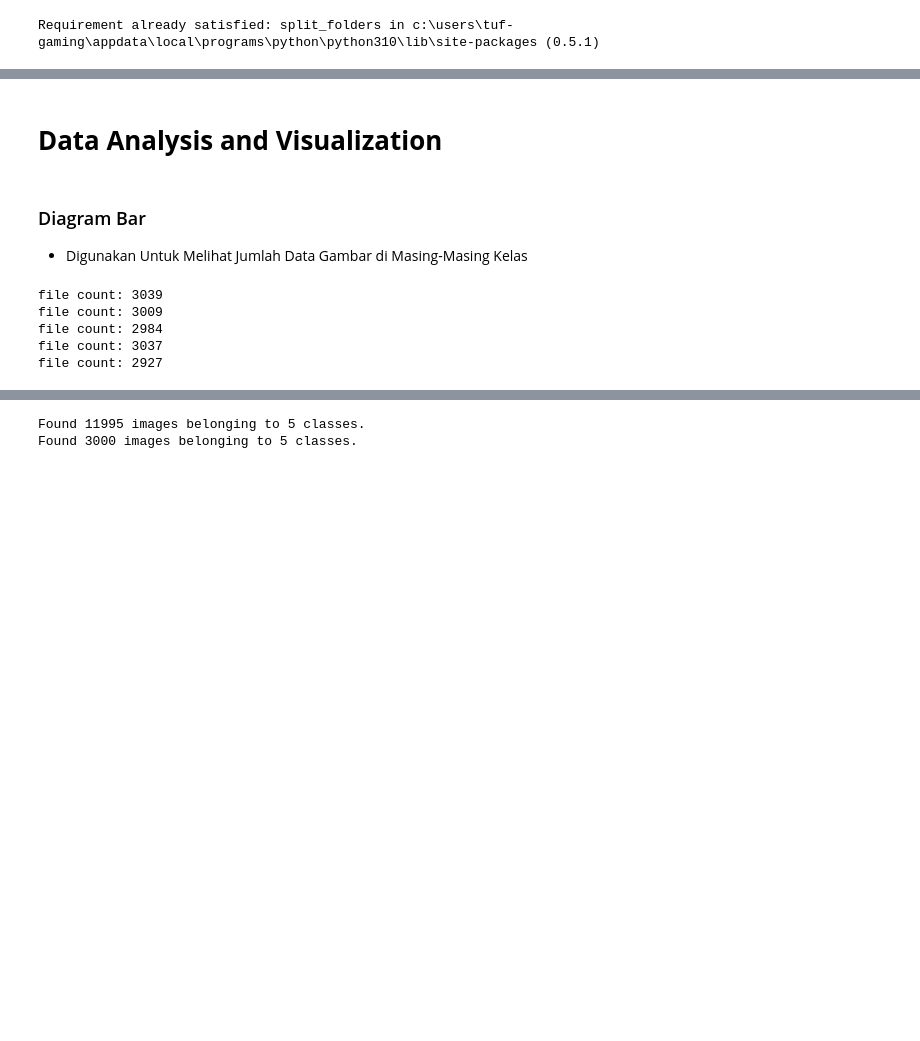
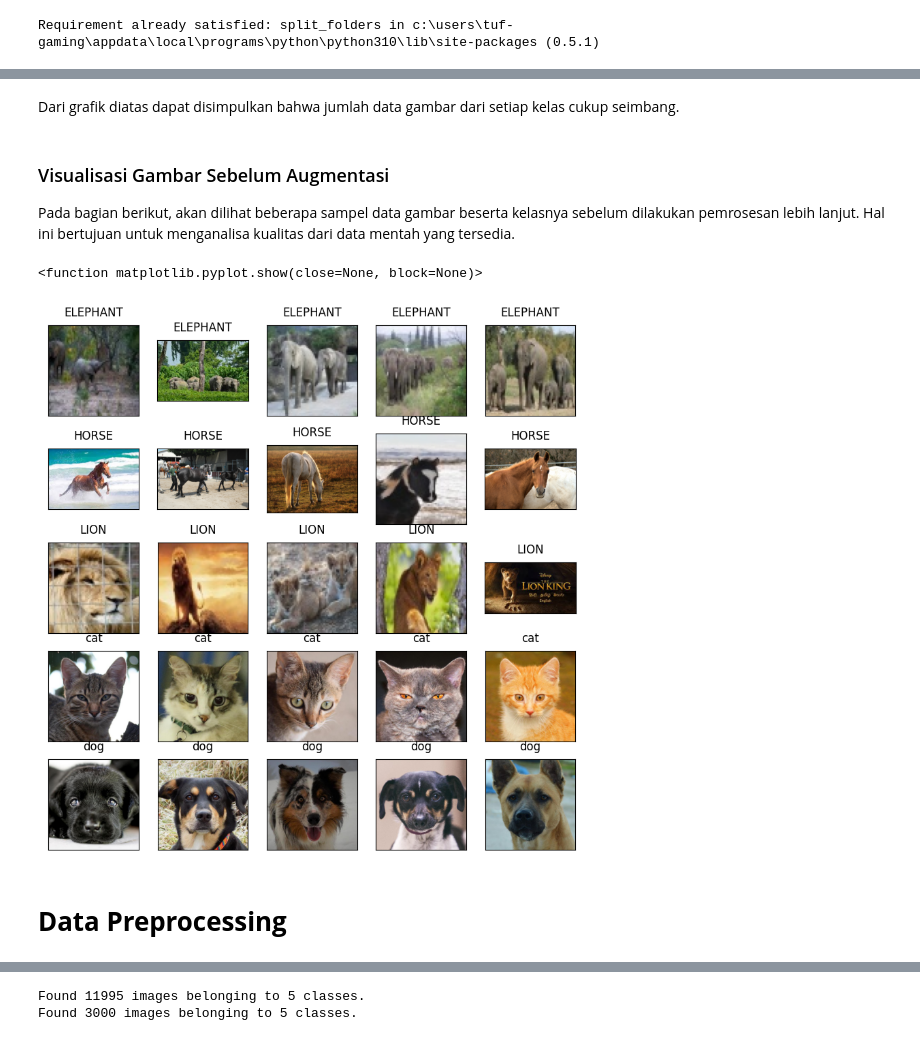
Before and after one commit to anantaYSR/Kelompok1-A1_PA-KB-, a Jupyter notebook: Kelompok1_A1.ipynb, the cells around one changed output, grey strips where cells are left out. Saved outputs shown, nothing was run; the diff lists cells and outputs as text; code cells hidden in the pictures; blank space fills up the shorter version.

```diff
--- a/Kelompok1_A1.ipynb
+++ b/Kelompok1_A1.ipynb
@@ -53,51 +112,31 @@ Digunakan untuk :
+# %% [markdown]
+Dari grafik diatas dapat disimpulkan bahwa jumlah data gambar dari setiap kelas cukup seimbang.
+# %% [markdown]
+### Visualisasi Gambar Sebelum Augmentasi
+Pada bagian berikut, akan dilihat beberapa sampel data gambar beserta kelasnya sebelum dilakukan pemrosesan lebih lanjut. Hal ini bertujuan untuk menganalisa kualitas dari data mentah yang tersedia.
+# %%
+fig, ax = plt.subplots(5, 5, figsize=(10,10))
+animals_sorted = sorted(list_animals)
+animals_id = 0
+for i in range(5):
+  for j in range(5):
+    try:
+      animals_selected = animals_sorted[animals_id]
+    except:
+      break
+    if animals_selected == '.TEMP':
+        continue
+    animals_selected_images = os.listdir(os.path.join(animals, animals_selected))
+    animals_selected_random = np.random.choice(animals_selected_images)
+    img = plt.imread(os.path.join(animals, animals_selected, animals_selected_random))
+    ax[i][j].imshow(img)
+    ax[i][j].set_title(animals_selected, pad=10, fontsize=12)
+  animals_id += 1
+
+plt.setp(ax, xticks=[],yticks=[])
+plt.show
+# %% [output]
+<function matplotlib.pyplot.show(close=None, block=None)>
+[figure, added]
 # %% [markdown]
-# **Data Analysis and Visualization**
+# **Data Preprocessing**
-# %% [markdown]
-### Diagram Bar
-
-- Digunakan Untuk Melihat Jumlah Data Gambar di Masing-Masing Kelas
-# %%
-elephant = 0
-horse = 0
-lion = 0
-cat = 0
-dog = 0
-
-array =  [
-          'D:/UNMUL/vscode/Kelompok1-A1_PA-KB-/dataset/ELEPHANT',
-          'D:/UNMUL/vscode/Kelompok1-A1_PA-KB-/dataset/HORSE',
-          'D:/UNMUL/vscode/Kelompok1-A1_PA-KB-/dataset/LION',
-          'D:/UNMUL/vscode/Kelompok1-A1_PA-KB-/dataset/cat',
-          'D:/UNMUL/vscode/Kelompok1-A1_PA-KB-/dataset/dog'
-          ]
-
-for path in os.scandir(array[0]):
-  if path.is_file():
-    elephant += 1
-for path in os.scandir(array[1]):
-  if path.is_file():
-    horse += 1
-for path in os.scandir(array[2]):
-  if path.is_file():
-    lion += 1
-for path in os.scandir(array[3]):
-  if path.is_file():
-    cat += 1
-for path in os.scandir(array[4]):
-  if path.is_file():
-    dog += 1
-
-print('file count:', elephant)
-print('file count:', horse)
-print('file count:', lion)
-print('file count:', cat)
-print('file count:', dog)
-
-animal = ['elephant', 'horse', 'lion', 'cat', 'dog']
-count = [elephant, horse, lion, cat, dog]
-# %% [output]
-file count: 3039
-file count: 3009
-file count: 2984
-file count: 3037
-file count: 2927
```
Also changed, not shown: parts of 52 cells of this notebook.
